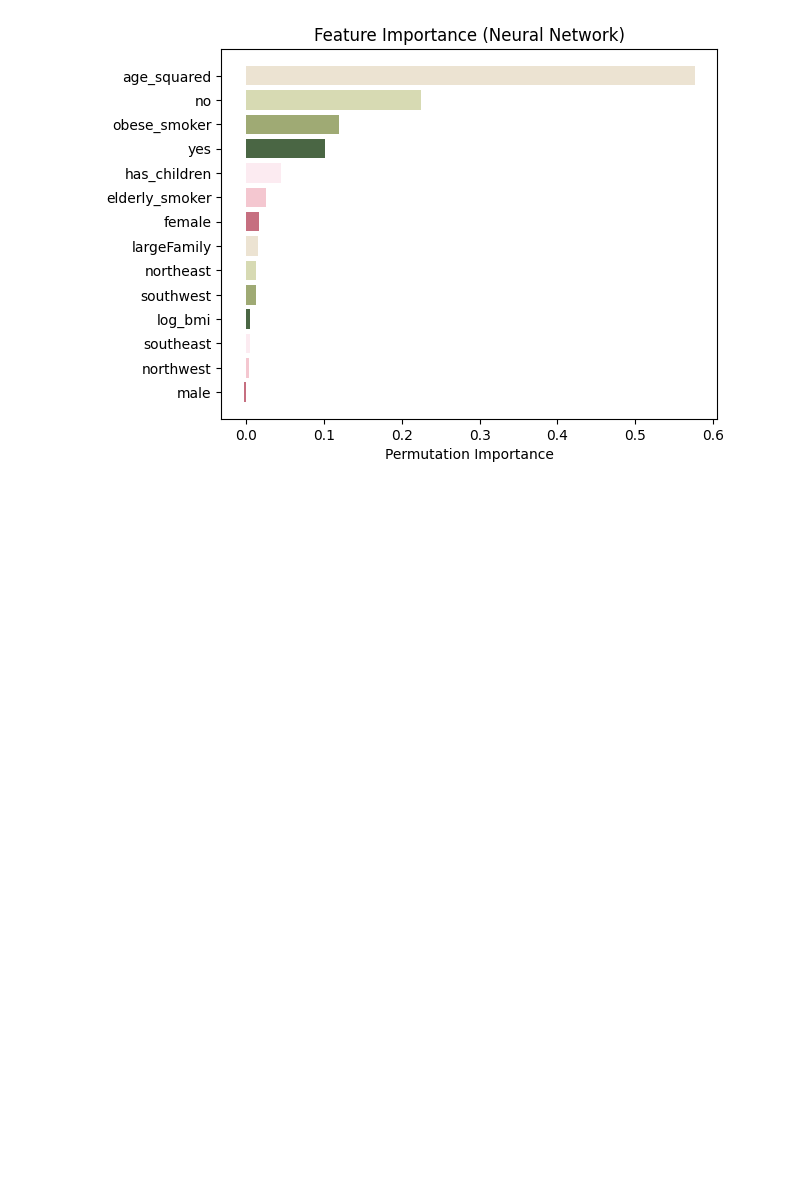
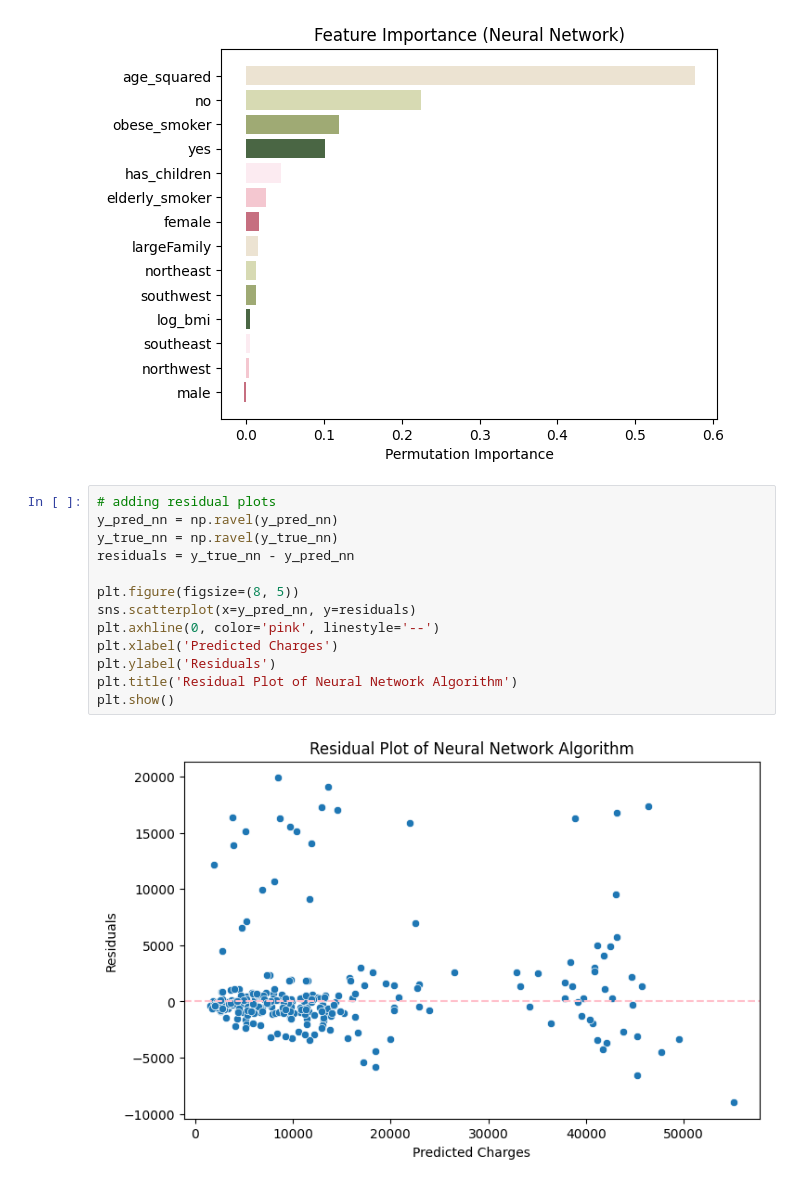
Before and after one commit to Mikayla-ds2/insurance_ml, a Jupyter notebook: model.ipynb, the cells around one changed output. Saved outputs shown, nothing was run; the diff lists cells and outputs as text; blank space fills up the shorter version.

```diff
--- a/model.ipynb
+++ b/model.ipynb
@@ -544,3 +594,18 @@ plt.title("Feature Importance (Neural Network)")
 plt.show()
 # %% [output]
 [figure]
+# %%
+# adding residual plots
+y_pred_nn = np.ravel(y_pred_nn)
+y_true_nn = np.ravel(y_true_nn)
+residuals = y_true_nn - y_pred_nn
+
+plt.figure(figsize=(8, 5))
+sns.scatterplot(x=y_pred_nn, y=residuals)
+plt.axhline(0, color='pink', linestyle='--')
+plt.xlabel('Predicted Charges')
+plt.ylabel('Residuals')
+plt.title('Residual Plot of Neural Network Algorithm')
+plt.show()
+# %% [output]
+[figure, added]
```
Also changed, not shown: parts of 6 cells of this notebook, 2 other files.
